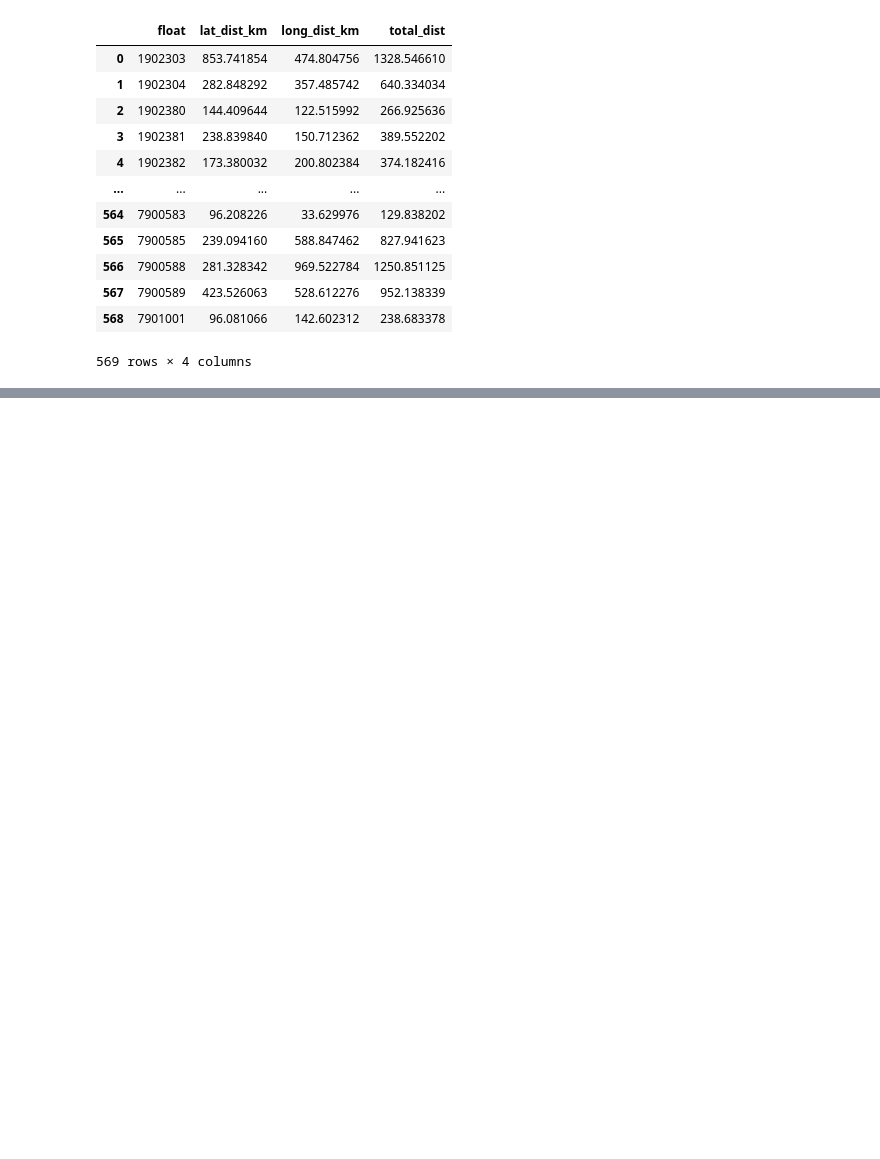
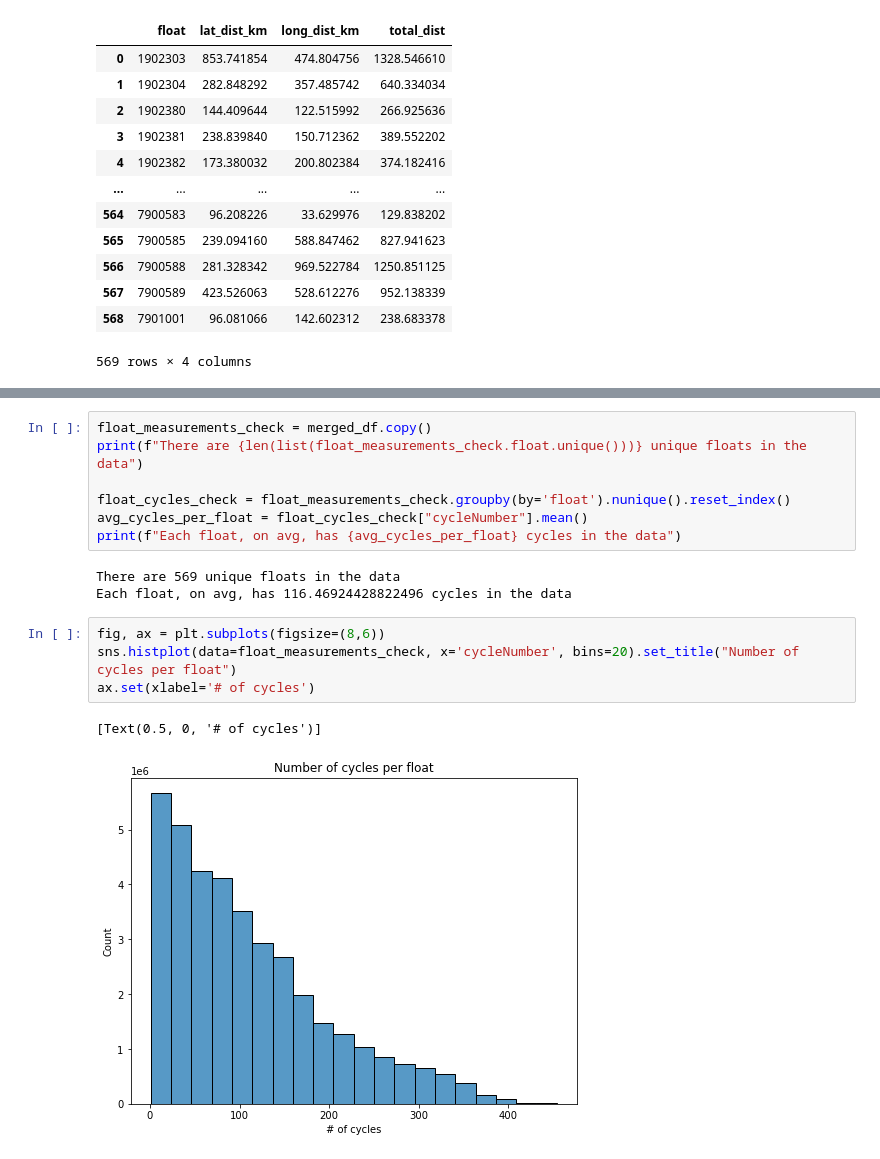
Before and after one commit to gnyirjesy/ocean-depth-characterization, a Jupyter notebook: EDA/float_travels.ipynb, the cells around one changed output, grey strips where cells are left out. Drawn from its saved outputs; the diff is of its cells as text; blank space fills up the shorter version.

```diff
--- a/EDA/float_travels.ipynb
+++ b/EDA/float_travels.ipynb
@@ -63,0 +86,17 @@ sns.histplot(data=float_distances, x='total_dist', bins=20)
+# %%
+float_measurements_check = merged_df.copy()
+print(f"There are {len(list(float_measurements_check.float.unique()))} unique floats in the data")
+
+float_cycles_check = float_measurements_check.groupby(by='float').nunique().reset_index()
+avg_cycles_per_float = float_cycles_check["cycleNumber"].mean()
+print(f"Each float, on avg, has {avg_cycles_per_float} cycles in the data")
+# %% [output]
+There are 569 unique floats in the data
+Each float, on avg, has 116.46924428822496 cycles in the data
+# %%
+fig, ax = plt.subplots(figsize=(8,6))
+sns.histplot(data=float_measurements_check, x='cycleNumber', bins=20).set_title("Number of cycles per float")
+ax.set(xlabel='# of cycles')
+# %% [output]
+[Text(0.5, 0, '# of cycles')]
+[figure, added]
```
Also changed, not shown: parts of 13 cells of this notebook, 1 other file.
